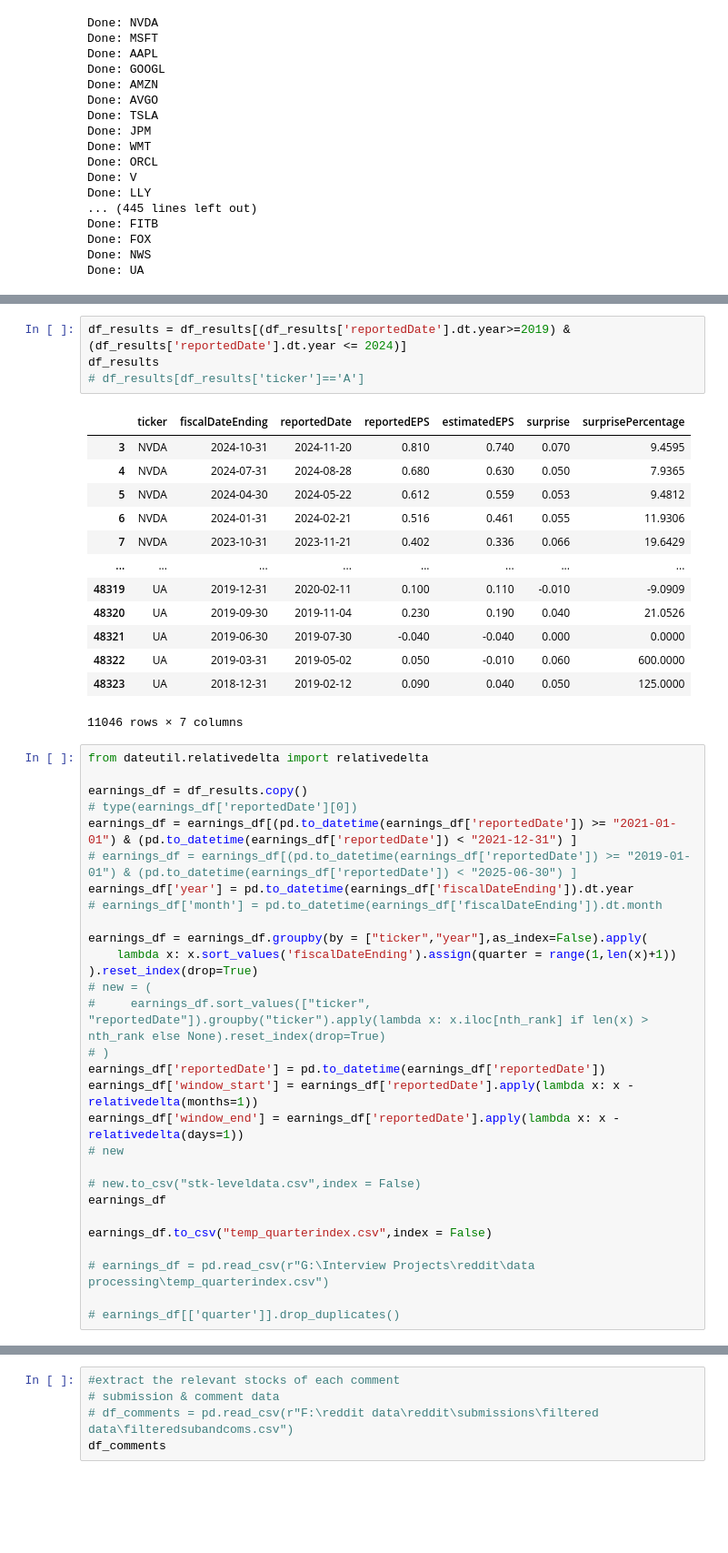
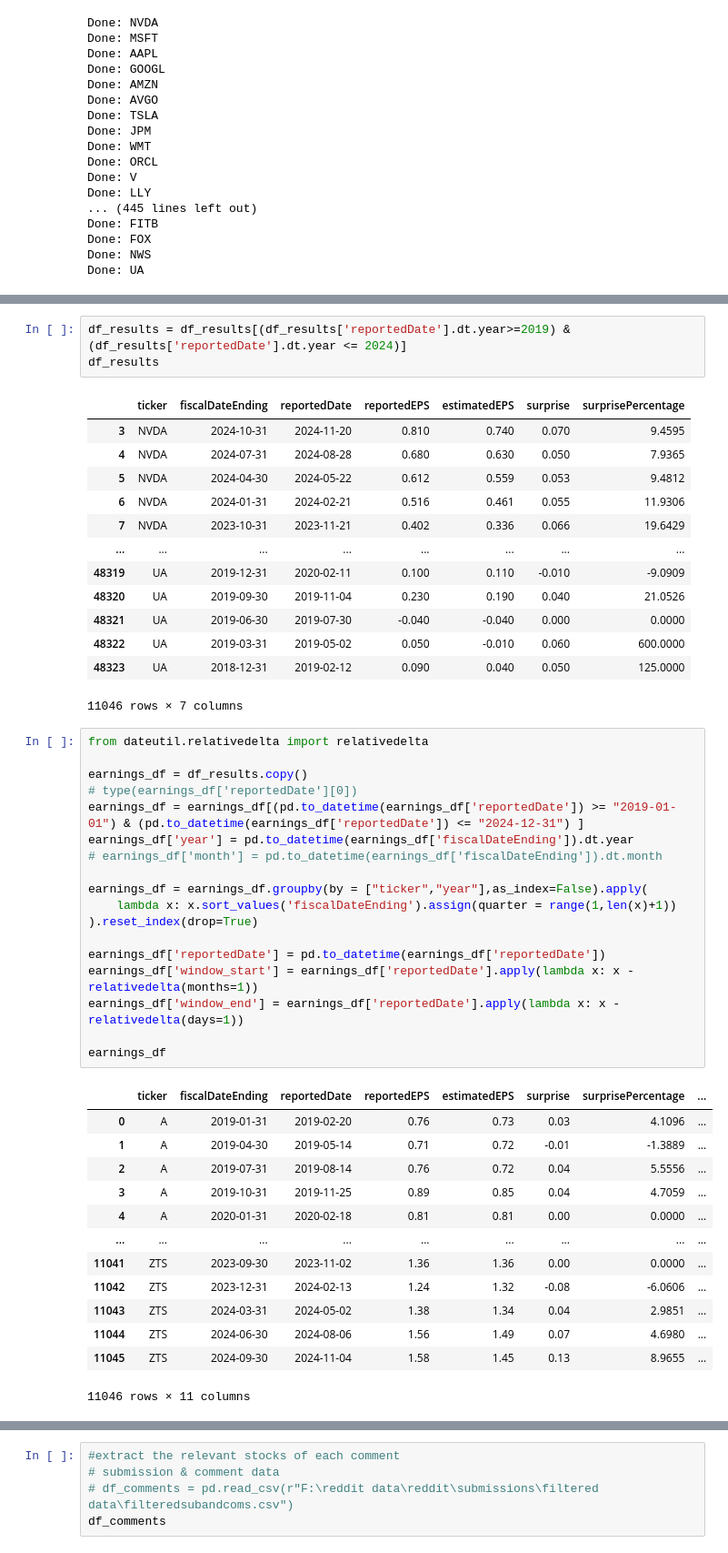
Before and after one commit to YuxinYY/Pre-earnings-Social-Media-Sentiment-Accuracy, a Jupyter notebook: data processing/readdata.ipynb, the cells around one changed output, grey strips where cells are left out. Shown: that part at 91% size. Cells and saved outputs as stored; diff of their text form; blank space fills up the shorter version.

```diff
--- a/data processing/readdata.ipynb
+++ b/data processing/readdata.ipynb
@@ -202,7 +166,6 @@ df_results
 # %%
 df_results = df_results[(df_results['reportedDate'].dt.year>=2019) & (df_results['reportedDate'].dt.year <= 2024)]
 df_results
-# df_results[df_results['ticker']=='A']
 # %% [output]
 |  | ticker | fiscalDateEnding | reportedDate | reportedEPS | estimatedEPS | surprise | surprisePercentage |
 | 3 | NVDA | 2024-10-31 | 2024-11-20 | 0.810 | 0.740 | 0.070 | 9.4595 |
@@ -220,29 +183,32 @@ df_results
 # %%
 from dateutil.relativedelta import relativedelta
 
 earnings_df = df_results.copy()
 # type(earnings_df['reportedDate'][0])
-earnings_df = earnings_df[(pd.to_datetime(earnings_df['reportedDate']) >= "2021-01-01") & (pd.to_datetime(earnings_df['reportedDate']) < "2021-12-31") ]
-# earnings_df = earnings_df[(pd.to_datetime(earnings_df['reportedDate']) >= "2019-01-01") & (pd.to_datetime(earnings_df['reportedDate']) < "2025-06-30") ]
+earnings_df = earnings_df[(pd.to_datetime(earnings_df['reportedDate']) >= "2019-01-01") & (pd.to_datetime(earnings_df['reportedDate']) <= "2024-12-31") ]
 earnings_df['year'] = pd.to_datetime(earnings_df['fiscalDateEnding']).dt.year
 # earnings_df['month'] = pd.to_datetime(earnings_df['fiscalDateEnding']).dt.month
 
 earnings_df = earnings_df.groupby(by = ["ticker","year"],as_index=False).apply(
     lambda x: x.sort_values('fiscalDateEnding').assign(quarter = range(1,len(x)+1))
 ).reset_index(drop=True)
-# new = (
-#     earnings_df.sort_values(["ticker", "reportedDate"]).groupby("ticker").apply(lambda x: x.iloc[nth_rank] if len(x) > nth_rank else None).reset_index(drop=True)
-# )
+
 earnings_df['reportedDate'] = pd.to_datetime(earnings_df['reportedDate'])
 earnings_df['window_start'] = earnings_df['reportedDate'].apply(lambda x: x - relativedelta(months=1))
 earnings_df['window_end'] = earnings_df['reportedDate'].apply(lambda x: x - relativedelta(days=1))
-# new
 
-# new.to_csv("stk-leveldata.csv",index = False)
 earnings_df
-
-earnings_df.to_csv("temp_quarterindex.csv",index = False)
-
-# earnings_df = pd.read_csv(r"G:\Interview Projects\reddit\data processing\temp_quarterindex.csv")
-
-# earnings_df[['quarter']].drop_duplicates()
+# %% [output]
+|  | ticker | fiscalDateEnding | reportedDate | reportedEPS | estimatedEPS | surprise | surprisePercentage | ... |
+| 0 | A | 2019-01-31 | 2019-02-20 | 0.76 | 0.73 | 0.03 | 4.1096 | ... |
+| 1 | A | 2019-04-30 | 2019-05-14 | 0.71 | 0.72 | -0.01 | -1.3889 | ... |
+| 2 | A | 2019-07-31 | 2019-08-14 | 0.76 | 0.72 | 0.04 | 5.5556 | ... |
+| 3 | A | 2019-10-31 | 2019-11-25 | 0.89 | 0.85 | 0.04 | 4.7059 | ... |
+| 4 | A | 2020-01-31 | 2020-02-18 | 0.81 | 0.81 | 0.00 | 0.0000 | ... |
+| ... | ... | ... | ... | ... | ... | ... | ... | ... |
+| 11041 | ZTS | 2023-09-30 | 2023-11-02 | 1.36 | 1.36 | 0.00 | 0.0000 | ... |
+| 11042 | ZTS | 2023-12-31 | 2024-02-13 | 1.24 | 1.32 | -0.08 | -6.0606 | ... |
+| 11043 | ZTS | 2024-03-31 | 2024-05-02 | 1.38 | 1.34 | 0.04 | 2.9851 | ... |
+| 11044 | ZTS | 2024-06-30 | 2024-08-06 | 1.56 | 1.49 | 0.07 | 4.6980 | ... |
+| 11045 | ZTS | 2024-09-30 | 2024-11-04 | 1.58 | 1.45 | 0.13 | 8.9655 | ... |
+11046 rows × 11 columns
```
Also changed, not shown: parts of 9 cells of this notebook.
